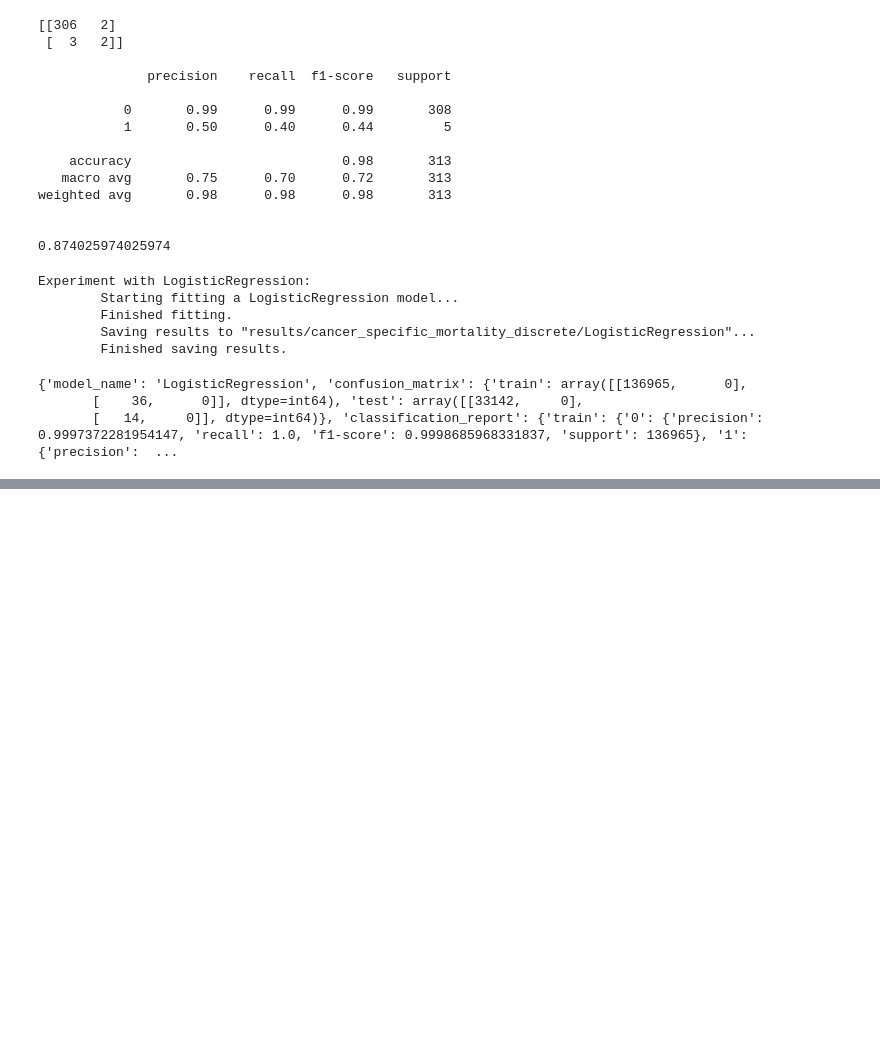
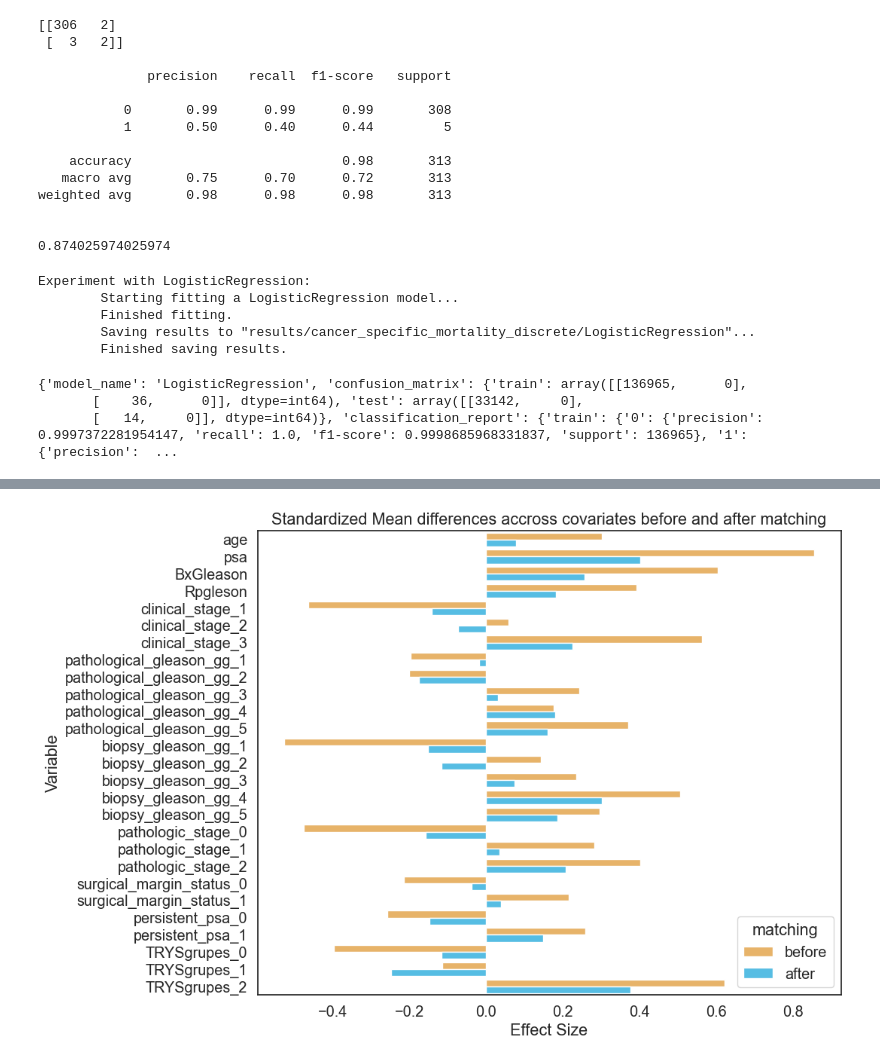
Before and after one commit to vytautas9/Tiriamasis_Projektas_3, a Jupyter notebook: ResearchProject3.ipynb, the cells around one changed output, grey strips where cells are left out. Cells and saved outputs as stored; diff of their text form; code cells hidden in the pictures; blank space fills up the shorter version.

```diff
--- a/ResearchProject3.ipynb
+++ b/ResearchProject3.ipynb
@@ -964,0 +1420,4 @@ print(experiment_info)
+# %%
+psm.effect_size_plot()
+# %% [output]
+[figure, added]
```
Also changed, not shown: parts of 65 cells of this notebook.
